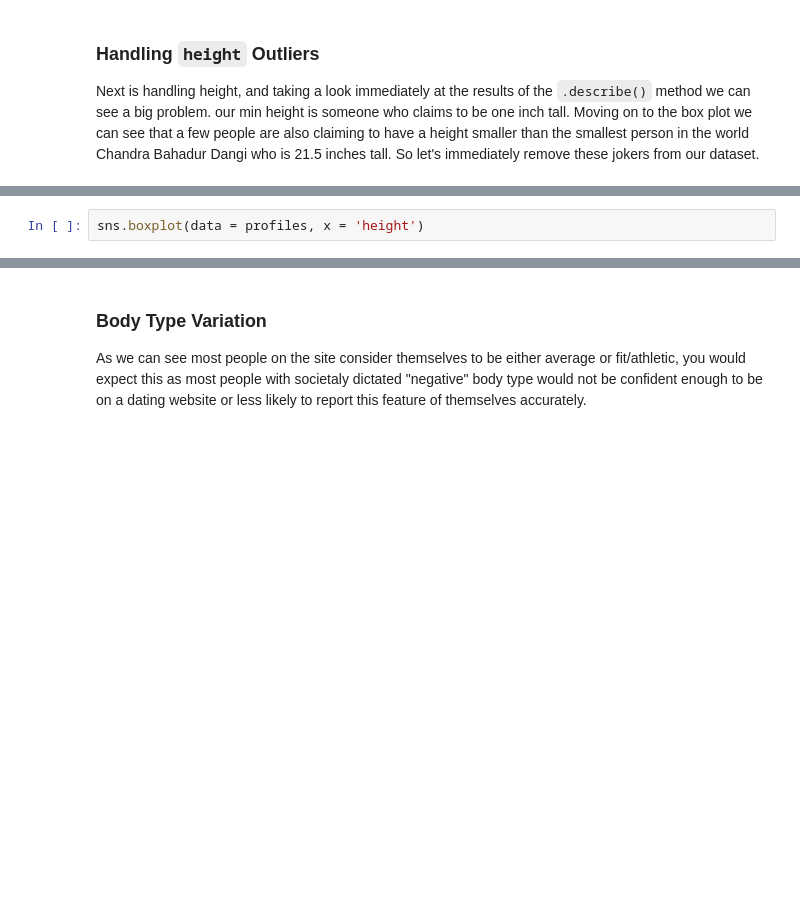
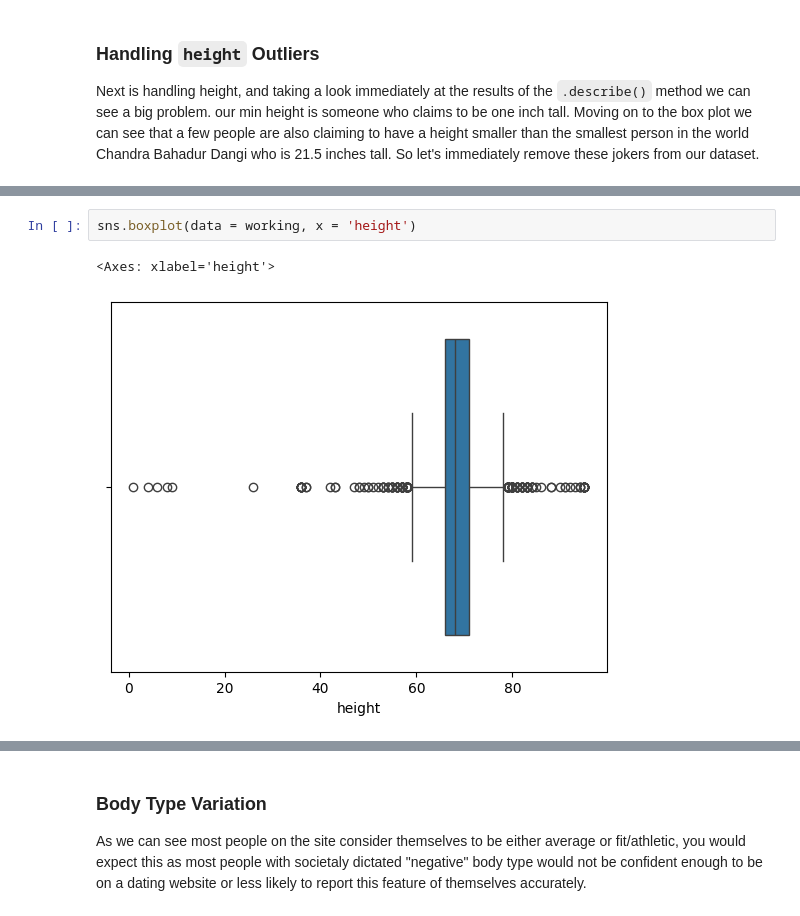
Before and after one commit to BinaryBite/Date-a-scientist, a Jupyter notebook: date-a-scientist.ipynb, the cells around one changed output, grey strips where cells are left out. Cells and saved outputs as stored; diff of their text form; blank space fills up the shorter version.

```diff
--- a/date-a-scientist.ipynb
+++ b/date-a-scientist.ipynb
@@ -911,4 +951,7 @@ profiles['height'].describe()
 # %%
-sns.boxplot(data = profiles, x = 'height')
+sns.boxplot(data = working, x = 'height')
+# %% [output]
+<Axes: xlabel='height'>
+[figure, added]
 # %%
 profiles = profiles[profiles["height"] >= 40]
```
Also changed, not shown: parts of 47 cells of this notebook.
